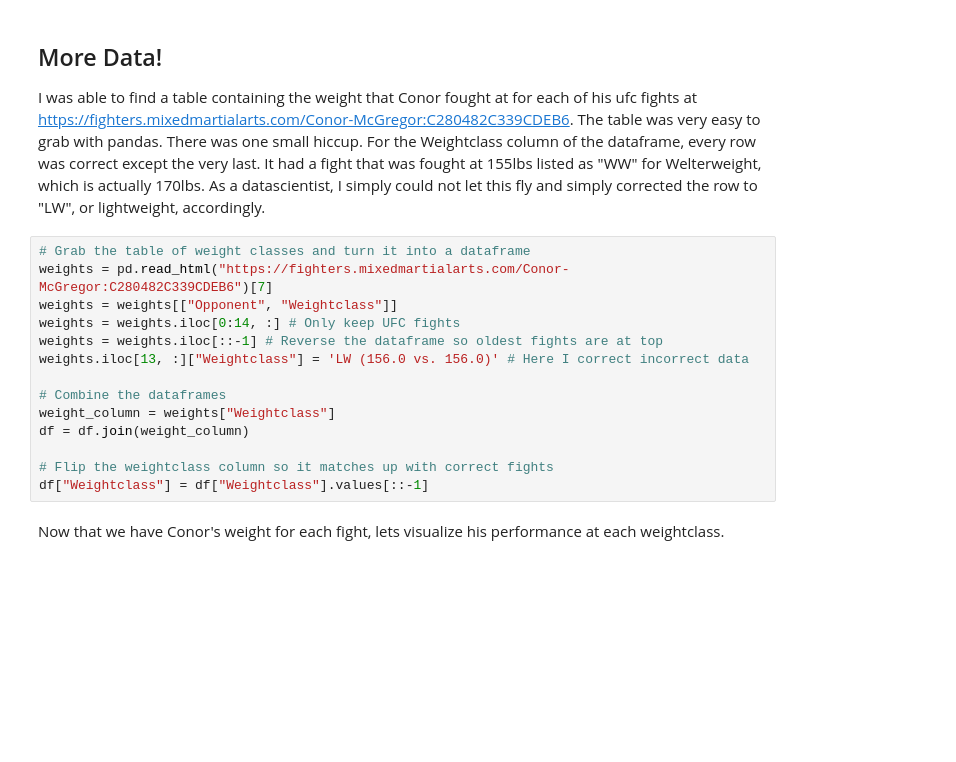
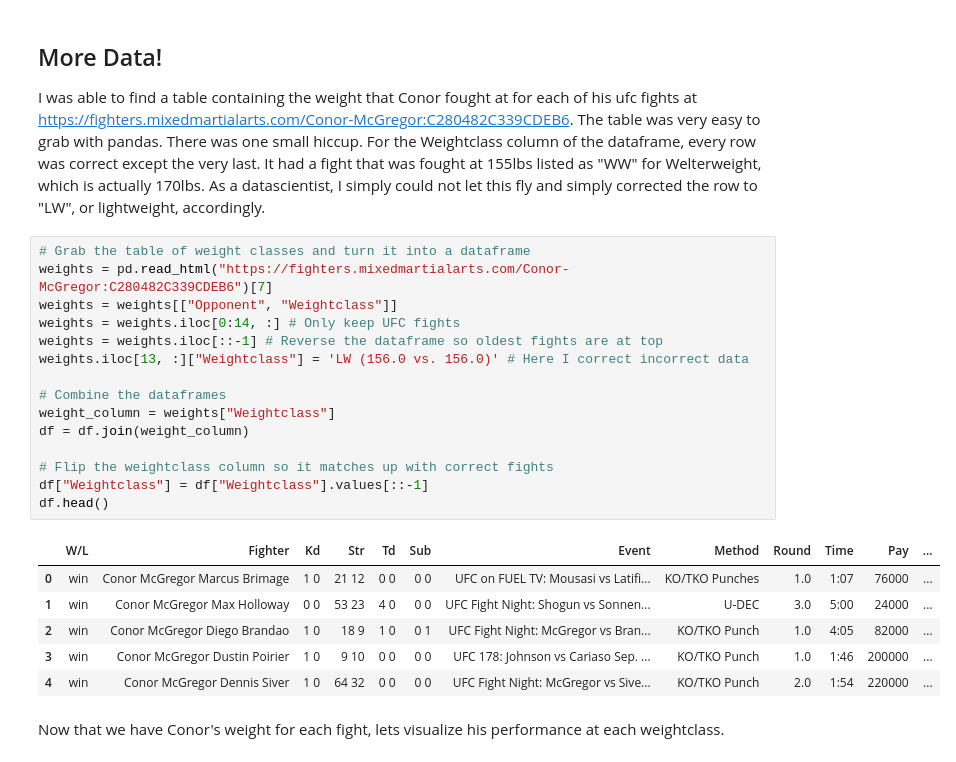
Before and after one commit to FZA002/FZA002.github.io, a Jupyter notebook: FinalProject.ipynb, the cells around one changed output. Saved outputs shown, nothing was run; the diff lists cells and outputs as text; blank space fills up the shorter version.

```diff
--- a/FinalProject.ipynb
+++ b/FinalProject.ipynb
@@ -99,17 +99,25 @@ I was able to find a table containing the weight that Conor fought at for each o
 # %%
 # Grab the table of weight classes and turn it into a dataframe
 weights = pd.read_html("https://fighters.mixedmartialarts.com/Conor-McGregor:C280482C339CDEB6")[7]
 weights = weights[["Opponent", "Weightclass"]]
 weights = weights.iloc[0:14, :] # Only keep UFC fights
 weights = weights.iloc[::-1] # Reverse the dataframe so oldest fights are at top
 weights.iloc[13, :]["Weightclass"] = 'LW (156.0 vs. 156.0)' # Here I correct incorrect data
 
 # Combine the dataframes
 weight_column = weights["Weightclass"]
 df = df.join(weight_column)
 
 # Flip the weightclass column so it matches up with correct fights
 df["Weightclass"] = df["Weightclass"].values[::-1]
+df.head()
+# %% [output]
+|  | W/L | Fighter | Kd | Str | Td | Sub | Event | Method | Round | Time | Pay | ... |
+| 0 | win | Conor McGregor Marcus Brimage | 1 0 | 21 12 | 0 0 | 0 0 | UFC on FUEL TV: Mousasi vs Latifi... | KO/TKO Punches | 1.0 | 1:07 | 76000 | ... |
+| 1 | win | Conor McGregor Max Holloway | 0 0 | 53 23 | 4 0 | 0 0 | UFC Fight Night: Shogun vs Sonnen... | U-DEC | 3.0 | 5:00 | 24000 | ... |
+| 2 | win | Conor McGregor Diego Brandao | 1 0 | 18 9 | 1 0 | 0 1 | UFC Fight Night: McGregor vs Bran... | KO/TKO Punch | 1.0 | 4:05 | 82000 | ... |
+| 3 | win | Conor McGregor Dustin Poirier | 1 0 | 9 10 | 0 0 | 0 0 | UFC 178: Johnson vs Cariaso Sep. ... | KO/TKO Punch | 1.0 | 1:46 | 200000 | ... |
+| 4 | win | Conor McGregor Dennis Siver | 1 0 | 64 32 | 0 0 | 0 0 | UFC Fight Night: McGregor vs Sive... | KO/TKO Punch | 2.0 | 1:54 | 220000 | ... |
 # %% [markdown]
 Now that we have Conor's weight for each fight, lets visualize his performance at each weightclass.
 # %%
```
Also changed, not shown: parts of 5 cells of this notebook, 1 other file.
